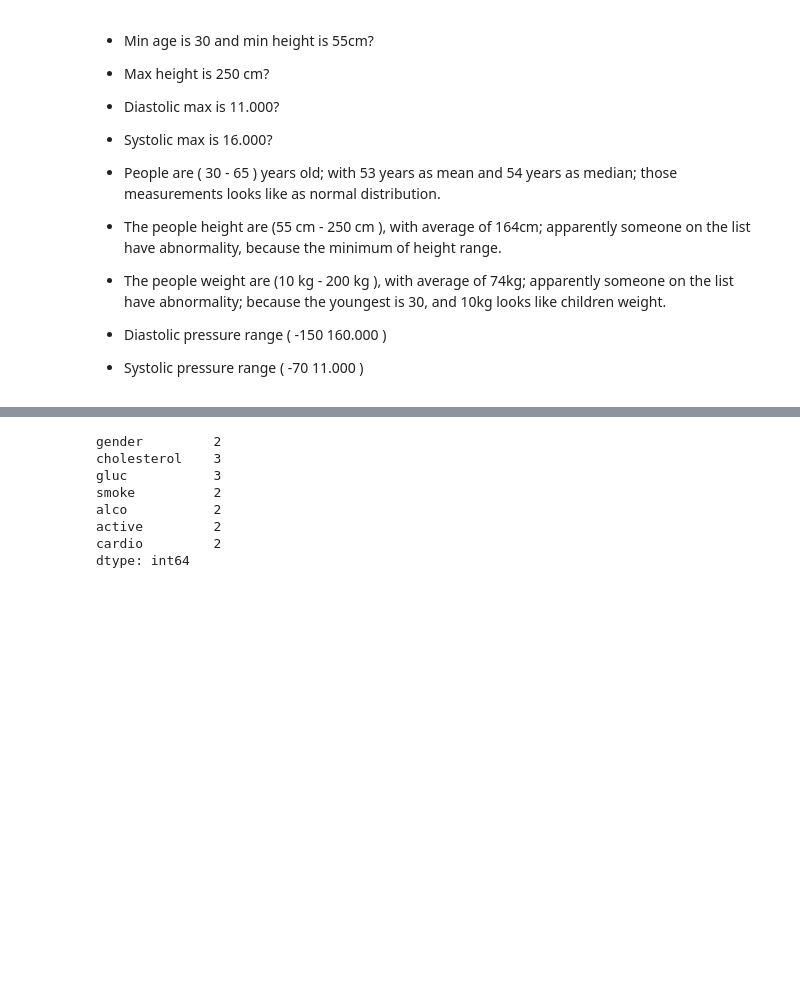
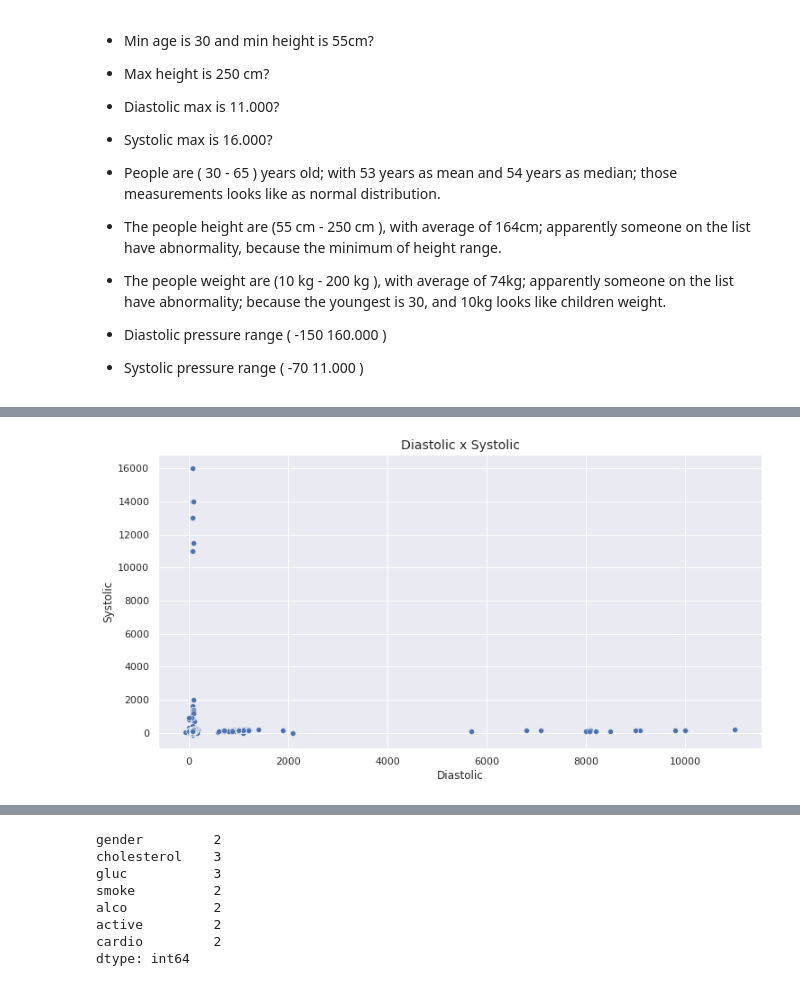
Before and after one commit to ehgeraldo/Cardio_Vascular_Disease, a Jupyter notebook: notebook.ipynb, the cells around one changed output, grey strips where cells are left out. Cells and saved outputs as stored; diff of their text form; code cells hidden in the pictures; blank space fills up the shorter version.

```diff
--- a/notebook.ipynb
+++ b/notebook.ipynb
@@ -342,0 +419,14 @@ m
+# %%
+# sets plot size
+plt.figure( figsize=( 12,6 ) )
+
+# plots scatterplot
+sns.scatterplot(x='ap_lo', y='ap_hi', data=df1 )
+plt.xlabel( 'Diastolic' )
+plt.ylabel( 'Systolic' )
+plt.title( 'Diastolic x Systolic', fontsize=14 )
+
+# displays the plot
+plt.show()
+# %% [output]
+[figure, added]
```
Also changed, not shown: parts of 15 cells of this notebook.
